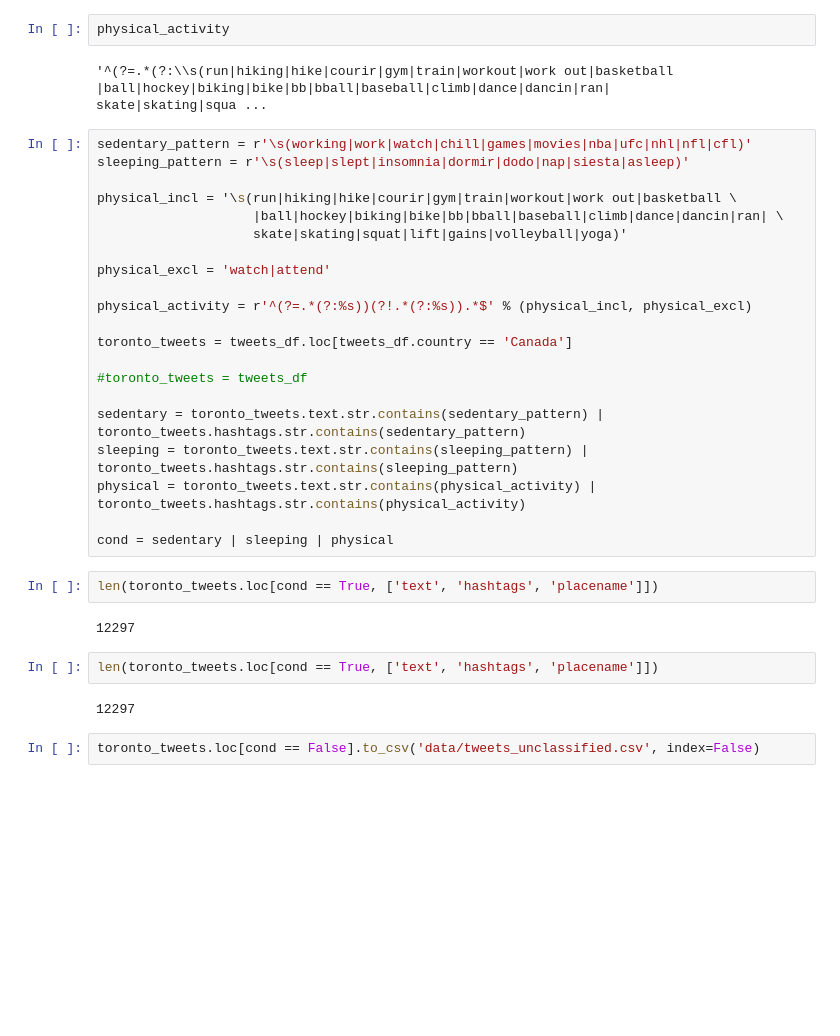
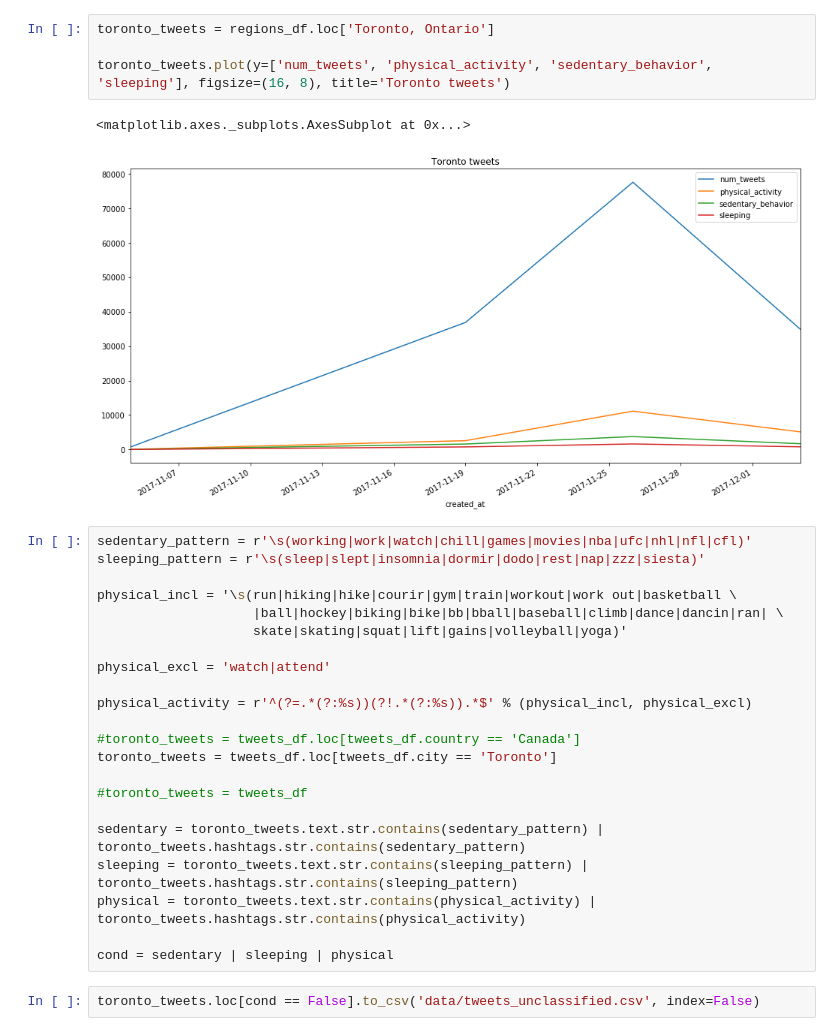
Before and after one commit to zaheddec/hbdc-azure, a Jupyter notebook: Tweets Analysis.ipynb, the cells around one changed output. Cells and saved outputs as stored; diff of their text form; blank space fills up the shorter version.

```diff
--- a/Tweets Analysis.ipynb
+++ b/Tweets Analysis.ipynb
@@ -51,10 +52,13 @@ tweets_df.loc[tweets_df.placename == 'Canada']
-# %%
-physical_activity
-# %% [output]
-'^(?=.*(?:\\s(run|hiking|hike|courir|gym|train|workout|work out|basketball                     |ball|hockey|biking|bike|bb|bball|baseball|climb|dance|dancin|ran|                     skate|skating|squa ...
+# %%
+toronto_tweets = regions_df.loc['Toronto, Ontario']
+
+toronto_tweets.plot(y=['num_tweets', 'physical_activity', 'sedentary_behavior', 'sleeping'], figsize=(16, 8), title='Toronto tweets')
+# %% [output]
+<matplotlib.axes._subplots.AxesSubplot at 0x...>
+[figure, added]
 # %%
 sedentary_pattern = r'\s(working|work|watch|chill|games|movies|nba|ufc|nhl|nfl|cfl)'
-sleeping_pattern = r'\s(sleep|slept|insomnia|dormir|dodo|nap|siesta|asleep)'
+sleeping_pattern = r'\s(sleep|slept|insomnia|dormir|dodo|rest|nap|zzz|siesta)'
 
 physical_incl = '\s(run|hiking|hike|courir|gym|train|workout|work out|basketball \
                     |ball|hockey|biking|bike|bb|bball|baseball|climb|dance|dancin|ran| \
@@ -64,7 +68,8 @@ physical_excl = 'watch|attend'
 
 physical_activity = r'^(?=.*(?:%s))(?!.*(?:%s)).*$' % (physical_incl, physical_excl)
 
-toronto_tweets = tweets_df.loc[tweets_df.country == 'Canada']
+#toronto_tweets = tweets_df.loc[tweets_df.country == 'Canada']
+toronto_tweets = tweets_df.loc[tweets_df.city == 'Toronto']
 
 #toronto_tweets = tweets_df
 
@@ -73,14 +78,6 @@ sleeping = toronto_tweets.text.str.contains(sleeping_pattern) | toronto_tweets.h
 physical = toronto_tweets.text.str.contains(physical_activity) | toronto_tweets.hashtags.str.contains(physical_activity)
 
 cond = sedentary | sleeping | physical
-# %%
-len(toronto_tweets.loc[cond == True, ['text', 'hashtags', 'placename']])
-# %% [output]
-12297
-# %%
-len(toronto_tweets.loc[cond == True, ['text', 'hashtags', 'placename']])
-# %% [output]
-12297
 # %%
 toronto_tweets.loc[cond == False].to_csv('data/tweets_unclassified.csv', index=False)
 # %%
```
Also changed, not shown: parts of 8 cells of this notebook, 1 other file.
